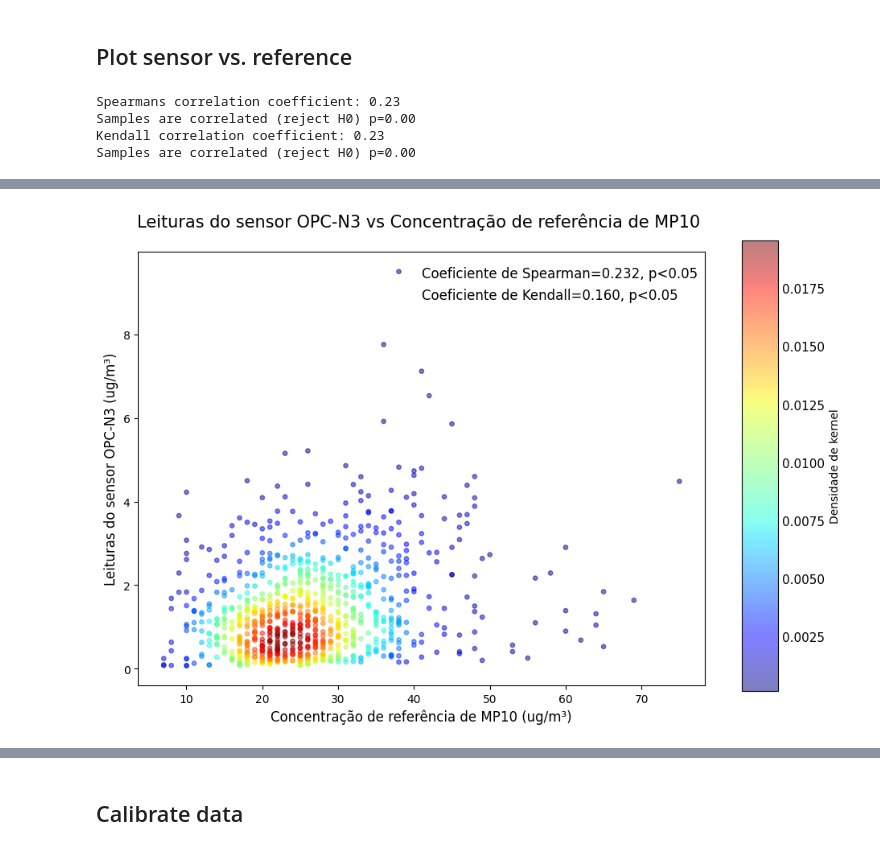
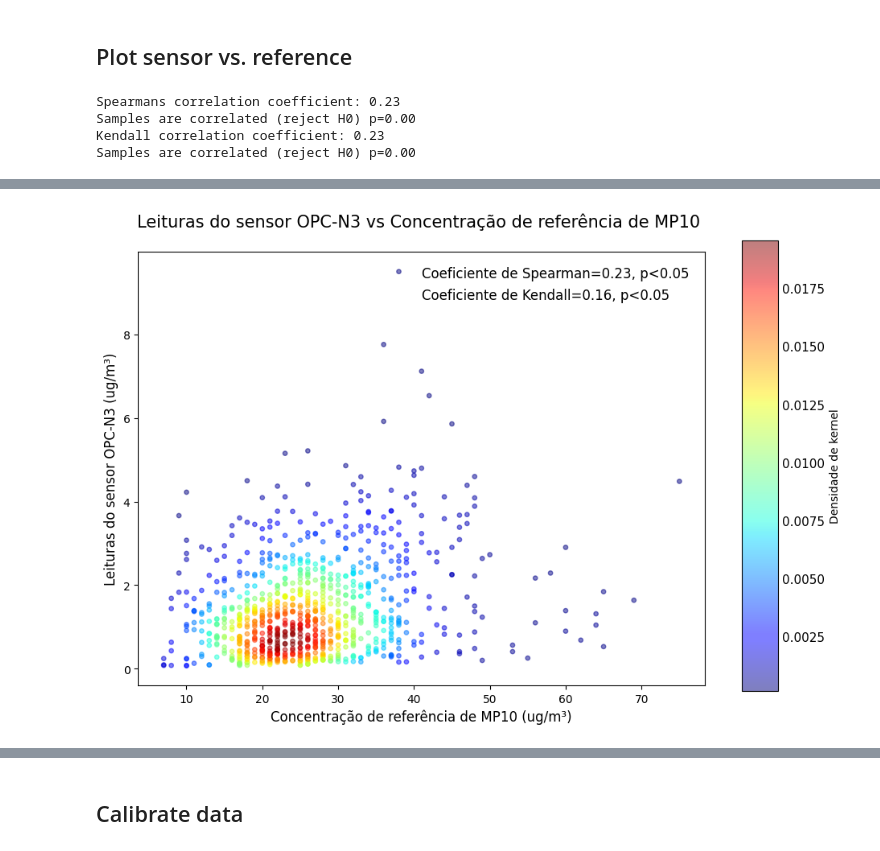
Before and after one commit to campofernando/lcqar-low-cost-monit-proc, a Jupyter notebook: data-processing/MP10_reference_and_sensor_data_with_temp.ipynb, the cells around one changed output, grey strips where cells are left out. Drawn from its saved outputs; the diff is of its cells as text; code cells hidden in the pictures.

```diff
--- a/data-processing/MP10_reference_and_sensor_data_with_temp.ipynb
+++ b/data-processing/MP10_reference_and_sensor_data_with_temp.ipynb
@@ -159,10 +159,10 @@ cax = plt.axes([0.95, 0.1, 0.05, 0.8])
 cbar = plt.colorbar(orientation='vertical', cax=cax, label="Densidade de kernel")
 cbar.ax.tick_params(labelsize=11, length=0)
 
-string = 'Coeficiente de Spearman=%.3f, p<0.05' % coef
+string = 'Coeficiente de Spearman=%.2f, p<0.05' % coef
 plt.text(0.5, 0.95, string, horizontalalignment='left', fontsize=12,
          verticalalignment='center', transform=ax.transAxes)
-string = 'Coeficiente de Kendall=%.3f, p<0.05' % kendall
+string = 'Coeficiente de Kendall=%.2f, p<0.05' % kendall
 plt.text(0.5, 0.90, string, horizontalalignment='left', fontsize=12,
          verticalalignment='center', transform=ax.transAxes)
 # %% [output]
@@ -174 +174 @@ Text(0.5, 0.9, 'Coeficiente de Kendall=0.160, p<0.05')
-[figure, old version]
+[figure, new version]
```
Also changed, not shown: parts of 9 cells of this notebook, 13 other files.
